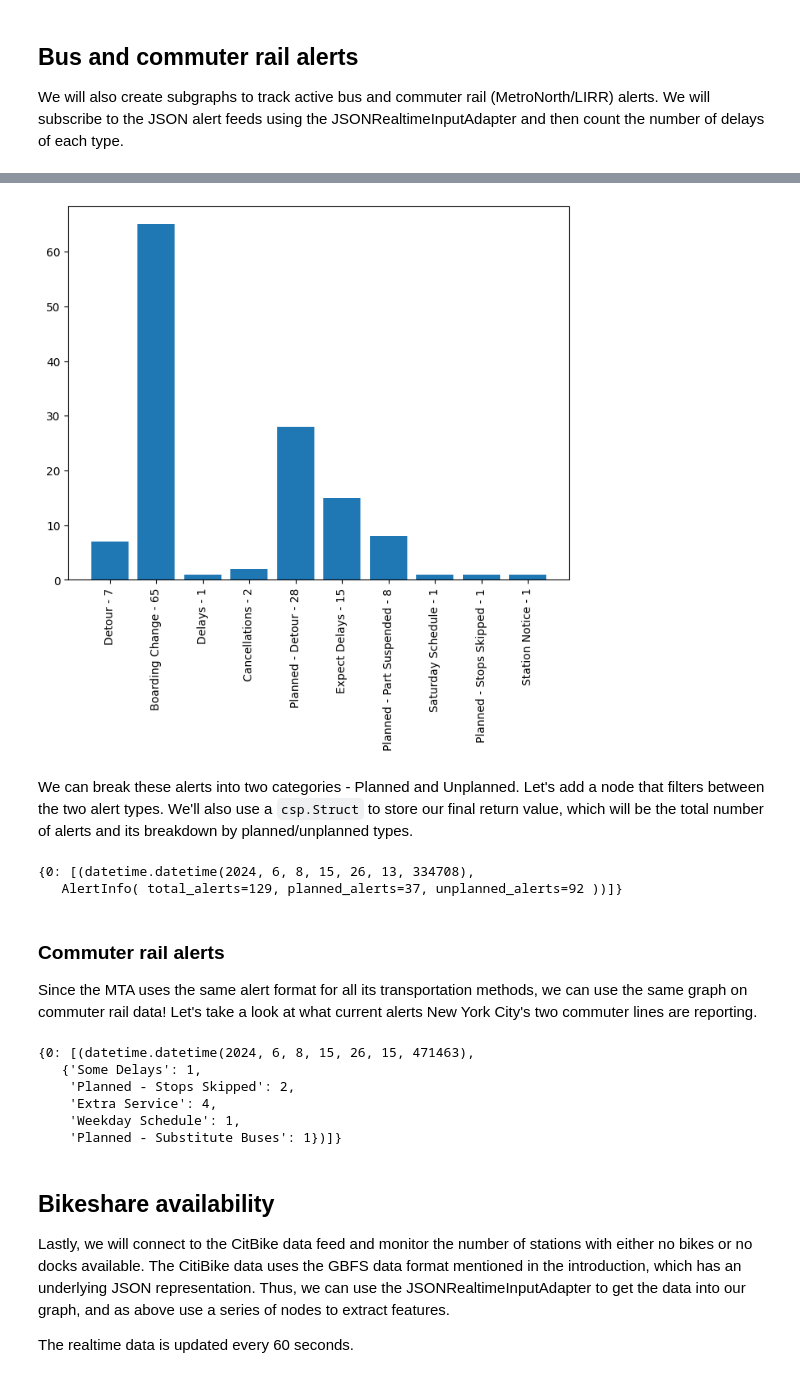
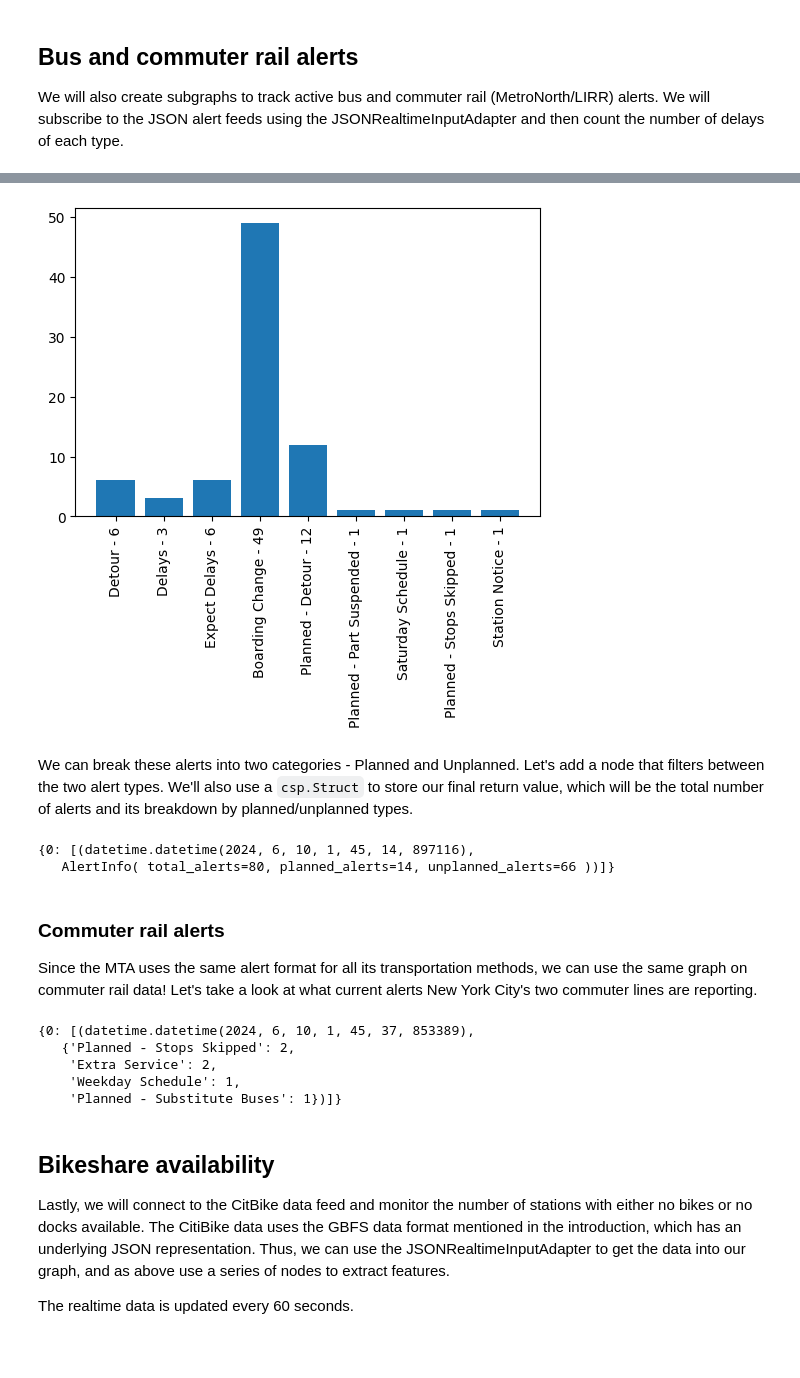
Before and after one commit to AdamGlustein/csp-pydata-london-2024, a Jupyter notebook: demo/csp_demo.ipynb, the cells around one changed output, grey strips where cells are left out. Cells and saved outputs as stored; diff of their text form; code cells hidden in the pictures; blank space fills up the shorter version.

```diff
--- a/demo/csp_demo.ipynb
+++ b/demo/csp_demo.ipynb
@@ -59,13 +59,13 @@ class JSONRealtimeAdapterImpl(PushInputAdapter):
 
     def start(self, starttime, endtime):
         self._running = True
-        self._thread = threading.Thread(target=self._run, daemon=True)
+        self._thread = threading.Thread(target=self._run)
         self._thread.start()
 
     def stop(self):
         if self._running:
+            self._running = False
             self._thread.join()
-            self._running = False
 
     def _run(self):
         while self._running:
@@ -294,7 +294,7 @@ def transit_alert_graph(endpoint: str) -> csp.ts[Dict[str, int]]:
     return count_by_type
 # %%
 # How's the bus doing today?
-res_bus = csp.run(transit_alert_graph, ALERT_ENDPOINTS['bus'],
-              starttime=datetime.utcnow(), endtime=timedelta(seconds=1), realtime=True, output_numpy=True)
+res_bus = csp.run(transit_alert_graph, ALERT_ENDPOINTS['bus'], realtime=True,
+              starttime=datetime.utcnow(), endtime=timedelta(seconds=1), output_numpy=True)
 res_bus
 # %% [output]
@@ -304,16 +304,16 @@ res_bus
 # %%
 %matplotlib inline
 
 import matplotlib.pyplot as plt
 
 cnts = res_bus[0][1][0]
 labels = [f'{k} - {v}' for k, v in cnts.items()]
-plt.figure(figsize=(8, 6))
+plt.figure(figsize=(6, 4))
 plt.bar(range(len(labels)), cnts.values(), tick_label=labels)
 plt.xticks(rotation='vertical')
 plt.show()
 # %% [output]
-[figure, old version]
+[figure, new version]
 # %% [markdown]
 We can break these alerts into two categories - Planned and Unplanned. Let's add a node that filters between the two alert types. We'll also use a `csp.Struct` to store our final return value, which will be the total number of alerts and its breakdown by planned/unplanned types.
 # %%
@@ -346,8 +346,8 @@ def alert_breakdown_graph(endpoint: str) -> ts[AlertInfo]:
 
 csp.run(alert_breakdown_graph, ALERT_ENDPOINTS['bus'], starttime=datetime.utcnow(), endtime=timedelta(seconds=1), realtime=True)
 # %% [output]
-{0: [(datetime.datetime(2024, 6, 8, 15, 26, 13, 334708),
-   AlertInfo( total_alerts=129, planned_alerts=37, unplanned_alerts=92 ))]}
+{0: [(datetime.datetime(2024, 6, 10, 1, 45, 14, 897116),
+   AlertInfo( total_alerts=80, planned_alerts=14, unplanned_alerts=66 ))]}
 # %% [markdown]
 ### Commuter rail alerts
 
@@ -356,10 +356,9 @@ Since the MTA uses the same alert format for all its transportation methods, we
 # Let's check LIRR
 csp.run(transit_alert_graph, ALERT_ENDPOINTS['lirr'], starttime=datetime.utcnow(), endtime=timedelta(seconds=1), realtime=True)
 # %% [output]
-{0: [(datetime.datetime(2024, 6, 8, 15, 26, 15, 471463),
-   {'Some Delays': 1,
-    'Planned - Stops Skipped': 2,
-    'Extra Service': 4,
+{0: [(datetime.datetime(2024, 6, 10, 1, 45, 37, 853389),
+   {'Planned - Stops Skipped': 2,
+    'Extra Service': 2,
     'Weekday Schedule': 1,
     'Planned - Substitute Buses': 1})]}
 # %% [markdown]
```
Also changed, not shown: parts of 6 cells of this notebook, 1 other file.
